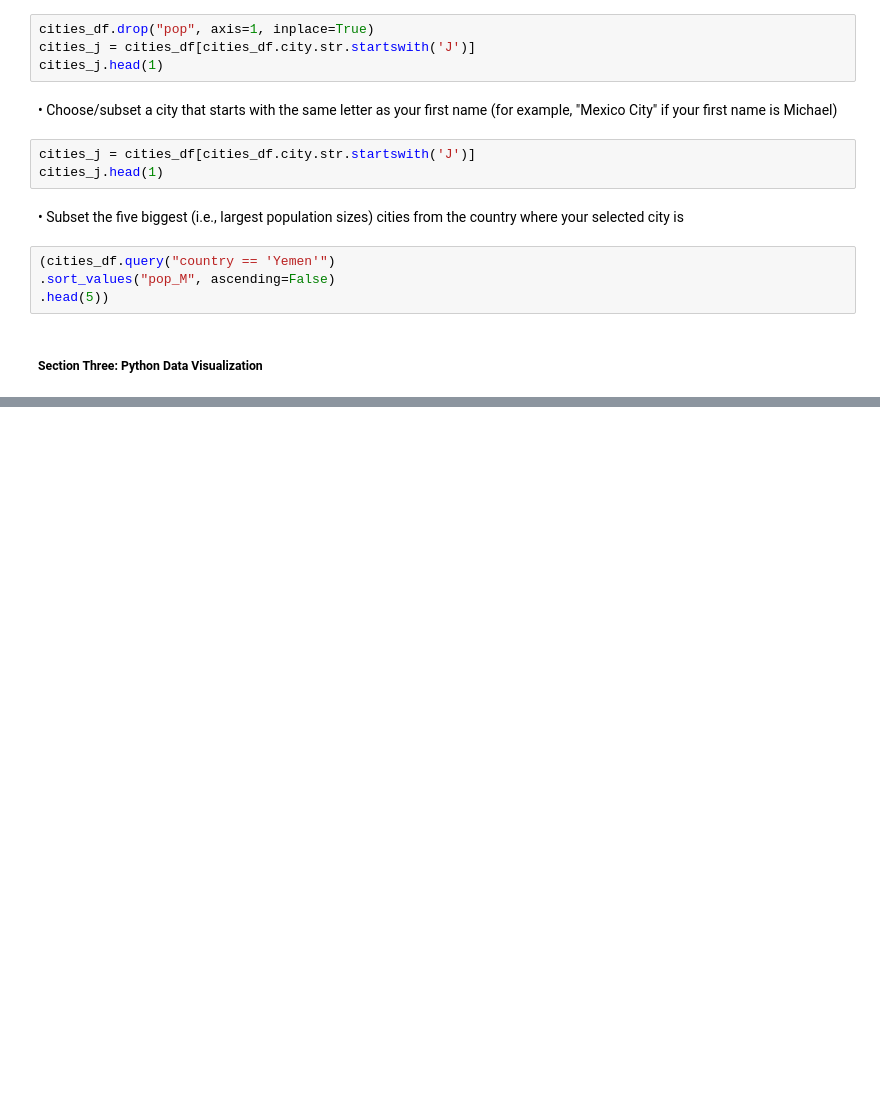
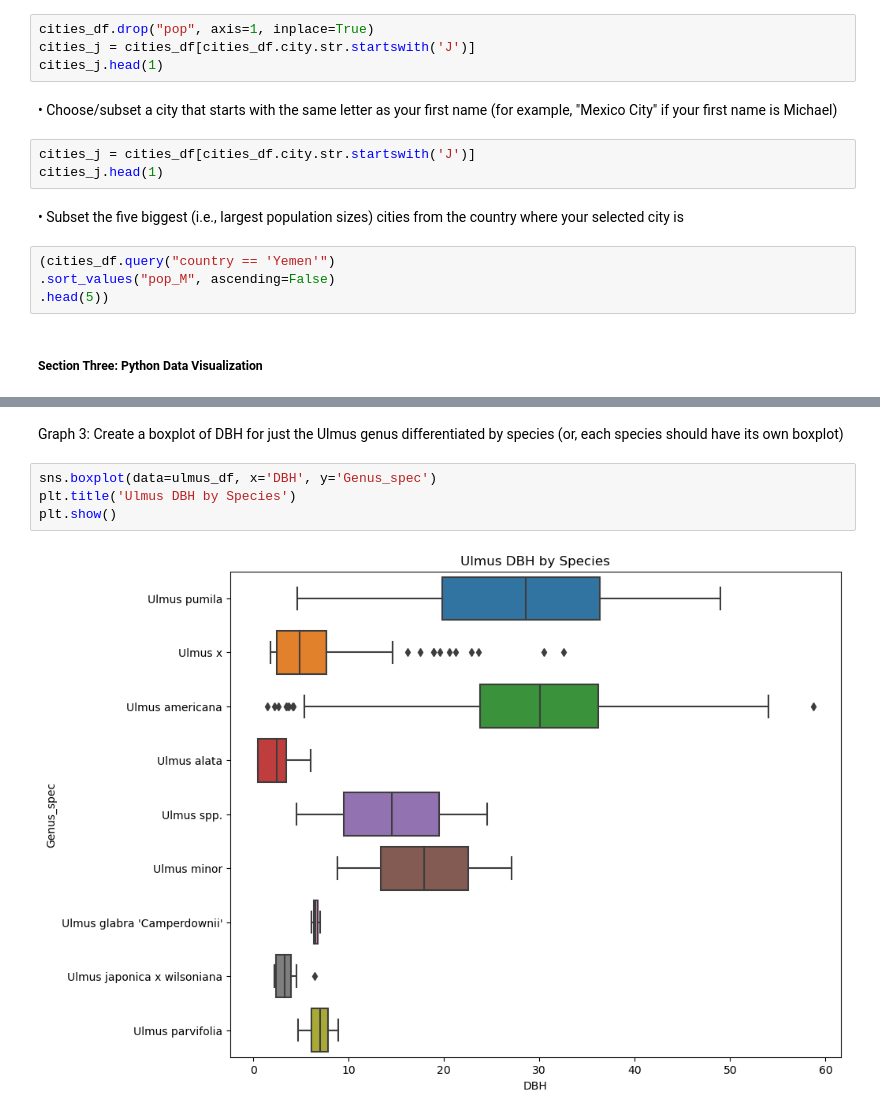
Before and after one commit to Jacktravers81/PY4SA23_Assignment, a Jupyter notebook: PY4SA_assignment.ipynb, the cells around one changed output, grey strips where cells are left out. Saved outputs shown, nothing was run; the diff lists cells and outputs as text; blank space fills up the shorter version.

```diff
--- a/PY4SA_assignment.ipynb
+++ b/PY4SA_assignment.ipynb
@@ -165,0 +195,9 @@ and tree height mapped to the y-axis (Hint: You will need to use the “Genus”
+# %% [markdown]
+Graph 3: Create a boxplot of DBH for just the Ulmus genus differentiated by species (or, each species
+should have its own boxplot)
+# %%
+sns.boxplot(data=ulmus_df, x='DBH', y='Genus_spec')
+plt.title('Ulmus DBH by Species')
+plt.show()
+# %% [output]
+[figure, added]
```
Also changed, not shown: parts of 8 cells of this notebook.
